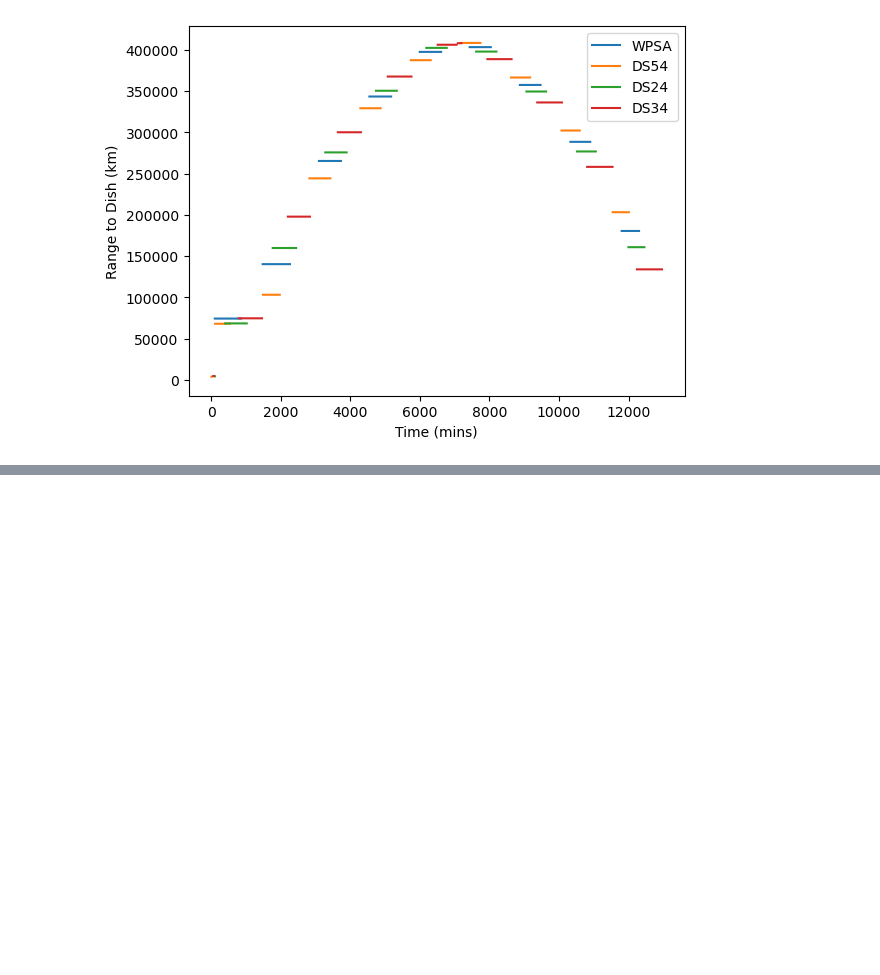
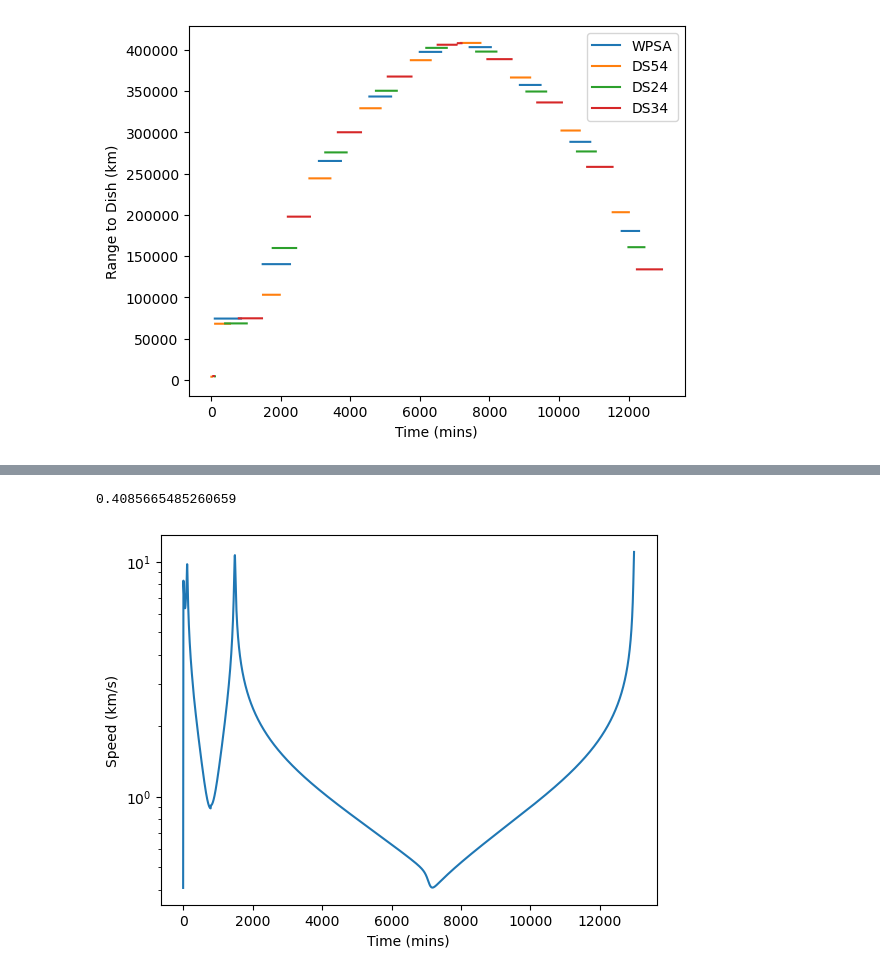
Before and after one commit to jwlandry10/artemis_nasa, a Jupyter notebook: code/Load_Data.ipynb, the cells around one changed output, grey strips where cells are left out. Drawn from its saved outputs; the diff is of its cells as text; code cells hidden in the pictures; blank space fills up the shorter version.

```diff
--- a/code/Load_Data.ipynb
+++ b/code/Load_Data.ipynb
@@ -137,0 +182,12 @@ ax.legend(['WPSA','DS54','DS24','DS34'])
+# %%
+plt.semilogy(traj2['MISSION ELAPSED TIME (min)'],traj2['Vmag'])
+#plt.plot(traj['MISSION ELAPSED TIME (mins)'],traj['Vx(km/s)[J2000-EARTH]'])
+#plt.plot(traj['MISSION ELAPSED TIME (mins)'],traj['Vy(km/s)[J2000-EARTH]'])
+#plt.plot(traj['MISSION ELAPSED TIME (mins)'],traj['Vz(km/s)[J2000-EARTH]'])
+ax = plt.gca()
+ax.set_xlabel('Time (mins)')
+ax.set_ylabel('Speed (km/s)')
+min(traj2['Vmag'])
+# %% [output]
+0.4085665485260659
+[figure, added]
```
Also changed, not shown: parts of 5 cells of this notebook, 2 other files.
